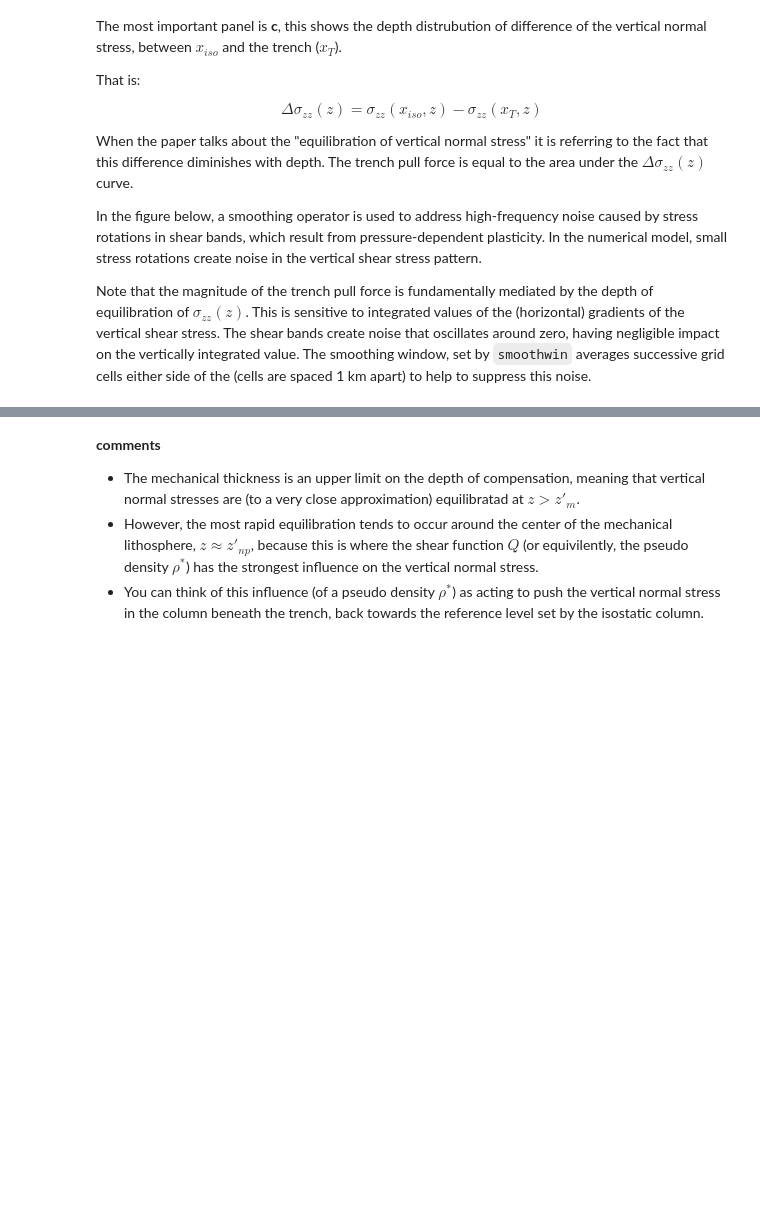
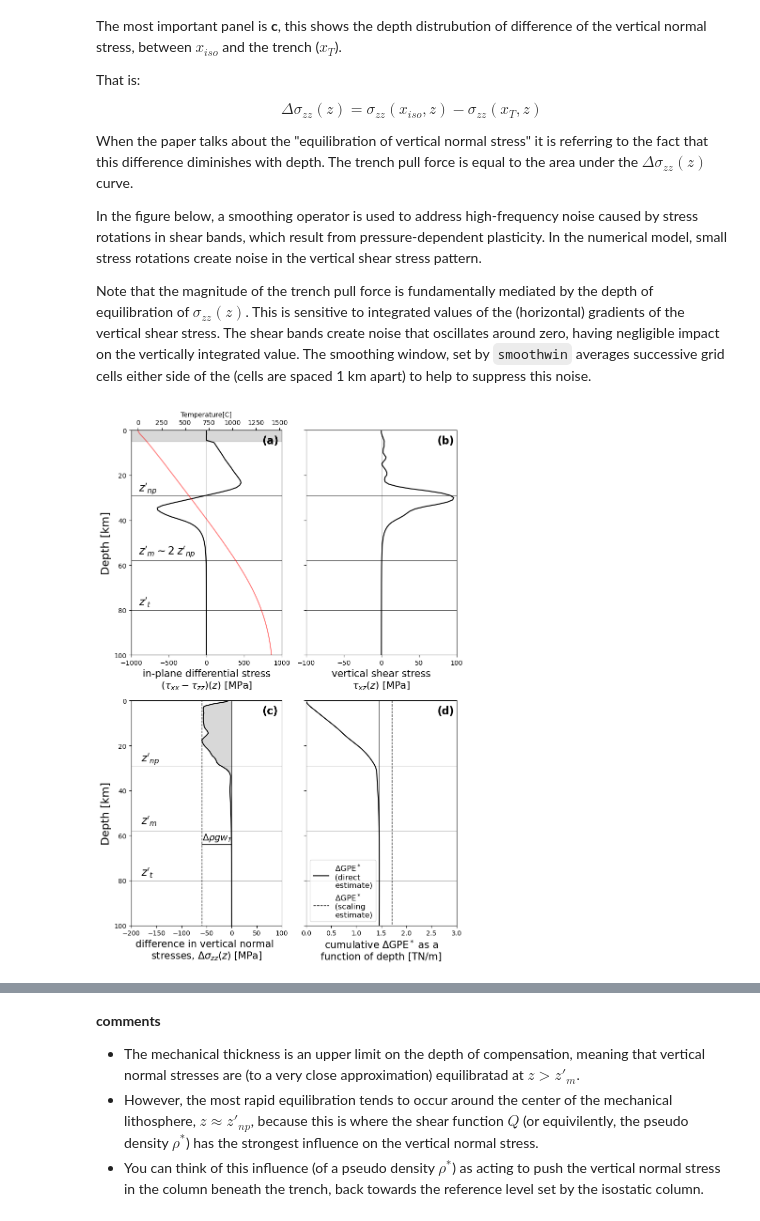
Before and after one commit to dansand/trench_pull_force, a Jupyter notebook: postprocessing_notebooks/single_step_analysis.ipynb, the cells around one changed output, grey strips where cells are left out. Drawn from its saved outputs; the diff is of its cells as text; code cells hidden in the pictures; blank space fills up the shorter version.

```diff
--- a/postprocessing_notebooks/single_step_analysis.ipynb
+++ b/postprocessing_notebooks/single_step_analysis.ipynb
@@ -626,41 +664,43 @@ ax3.fill_betweenx(
 #######################
 
 #negative sign is the sign convention
-ax4.plot(-1e-12*cumtrapz(sig_zz_iso - sig_zz_trench, dx = 1e3, initial=0), 1e-3*czpts, c = 'k')
+ax4.plot(-1e-12*cumtrapz(sig_zz_iso - sig_zz_trench, dx = 1e3, initial=0), 1e-3*czpts, c = 'k', label =r'$\Delta \mathrm{GPE}^*$' + '\n(direct \nestimate)')
 ax4.set_ylim(100, 0)
 ax4.set_xlim(0, 3)
 ax4.vlines(0, -5, 100, color='k', lw=0.5)
 ax4.vlines(-1e-12*cumtrapz(sig_zz_iso - sig_zz_trench, dx = 1e3, initial=0)[cbase_indx], -5, 100, color='k', lw=0.5)
 ax4.vlines(1e-12*gpe_est, 0, 100, color='k', lw=1, ls = '--', label = r'$\Delta \mathrm{GPE}^*$' + '\n(scaling \nestimate)')
-ax4.legend()
+ax4.legend(fontsize = 12, loc = 3)
 
 
 ax4.set_xlabel(r"cumulative $\Delta\mathrm{GPE}^*$ as a" +  "\nfunction of depth [TN/m]",  fontsize = 15)
 ax4.hlines(1e-3*np_depth, -1, 5, color='k', lw=0.5)
 ax4.hlines(2e-3*np_depth, -1, 5, color='k', lw=0.5)
 ax4.hlines(80, -1, 5, color='k', lw=0.5)
 
 ax1.text(-900, 1e-3*np_depth - 2, r"$z'_{np}$",  fontsize = 16)
 ax1.text(-900, 78, r"$z'_t$",  fontsize = 16)
 ax1.text(-900, 55, r"$z'_m \sim 2\;z'_{np}$",  fontsize = 16)
 ax3.text(-58, 62, r"$\Delta \rho g w_T$",  fontsize = 14)
 ax3.plot([-1e-6*trench_relative_topo*delrho*g, 0], [64, 64], lw=1, c='k')
 
 ax3.text(-180, 1e-3*np_depth - 2, r"$z'_{np}$",  fontsize = 16)
 ax3.text(-180, 78, r"$z'_t$",  fontsize = 16)
 ax3.text(-180, 55, r"$z'_m$",  fontsize = 16)
 
 ax1.text(0.87, 0.94, '(a)', transform=ax1.transAxes, fontsize=16, fontweight='bold')
 ax2.text(0.87, 0.94, '(b)', transform=ax2.transAxes, fontsize=16, fontweight='bold')
 ax3.text(0.87, 0.94, '(c)', transform=ax3.transAxes, fontsize=16, fontweight='bold')
 ax4.text(0.87, 0.94, '(d)', transform=ax4.transAxes, fontsize=16, fontweight='bold')
 
 #g
 
 plt.tight_layout()
 plt.show()
 
-#fig.savefig('./figures/profiles.png', dpi=100, facecolor='white', bbox_inches='tight')
+fig.savefig('./figures/profiles.png', dpi=100, facecolor='white', bbox_inches='tight')
+# %% [output]
+[figure, added]
 # %%
 # Using cumulative_trapezoid instead of cumtrapz
 integrated_value = -trapz(sig_zz_iso - sig_zz_trench, dx=1e3)
```
Also changed, not shown: parts of 10 cells of this notebook, 1 other file.
